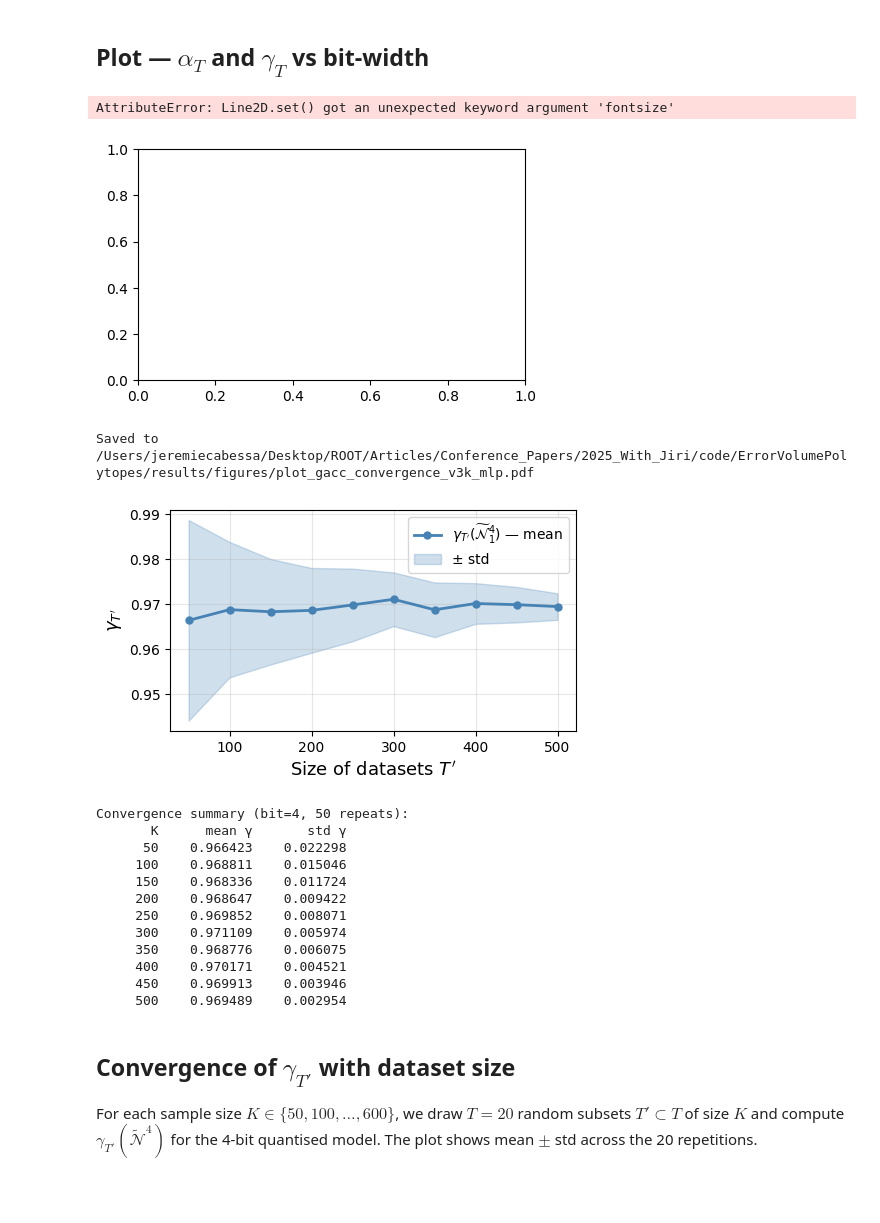
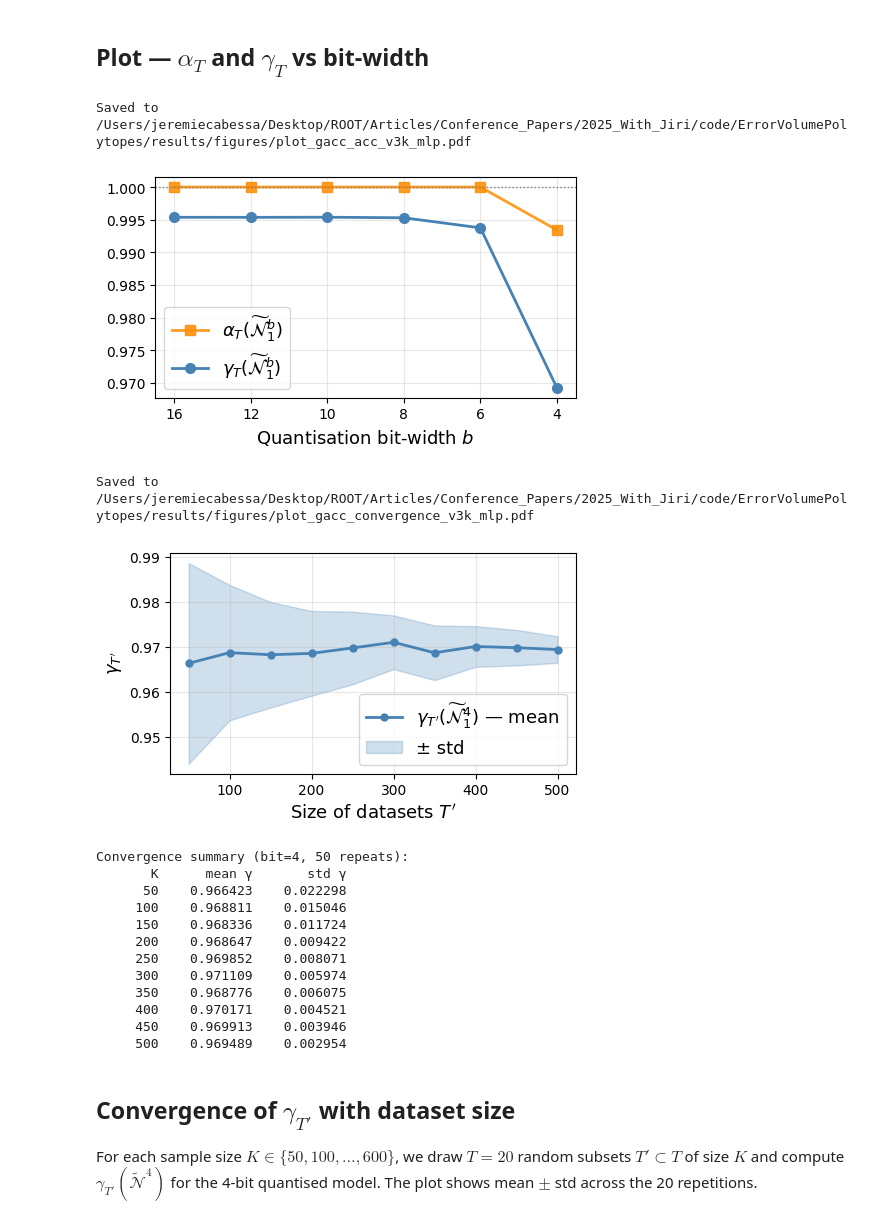
Before and after one commit to JeremCab/ErrorVolumePolytopes, a Jupyter notebook: notebooks/plot_volumes_v3k.ipynb, the cells around one changed output. Cells and saved outputs as stored; diff of their text form; code cells hidden in the pictures; blank space fills up the shorter version.

```diff
--- a/notebooks/plot_volumes_v3k.ipynb
+++ b/notebooks/plot_volumes_v3k.ipynb
@@ -276,36 +276,36 @@ MLP — 608 samples from fashionMNIST_correct_mlp.pt
 x        = np.arange(len(bits_grid))
 acc_vals = np.array([alpha_T[b] for b in bits_grid])
 
 fig, ax = plt.subplots(figsize=(5, 3))
 
 ax.plot(x, acc_vals[::-1],    marker="s", linewidth=2, markersize=7, color="darkorange", alpha=0.85,
         label=r"$\alpha_T (\widetilde{\cal N}_1^b)$")
 ax.axhline(1.0, color="gray", linestyle=":", linewidth=1)
 
 ax.plot(x, gamma_T[::-1],     marker="o", linewidth=2, markersize=7, color="steelblue",
         label=r"$\gamma_T( \widetilde{\cal N}_1^b )$")
 # ax.plot(x, gamma_T_old, marker="D", linewidth=2, markersize=6, color="steelblue",
 #         linestyle="--", alpha=0.7,
 #         label=r"$\gamma^{\mathrm{old}}_T$")
 
 ax.set_xlabel("Quantisation bit-width $b$", fontsize=13)
 # ax.set_ylabel("Accuracies", fontsize=13)
 # ax.set_title(f"MLP — GACC and ACC  [{n} samples]", fontsize=13)
 ax.set_xticks(x)
 ax.set_xticklabels(bits_grid.__reversed__())
-ax.legend(fontsize=10, loc="lower left")
+ax.legend(fontsize=13, loc="lower left")
 ax.grid(True, alpha=0.3)
 
 plt.tight_layout()
 if SAVE_PDF:
     out = ROOT / "results" / "figures" / "plot_gacc_acc_v3k_mlp.pdf"
     out.parent.mkdir(parents=True, exist_ok=True)
     plt.savefig(out, bbox_inches="tight")
     print(f"Saved to {out}")
 plt.show()
 # %% [output]
-AttributeError: Line2D.set() got an unexpected keyword argument 'fontsize'
+Saved to /Users/jeremiecabessa/Desktop/ROOT/Articles/Conference_Papers/2025_With_Jiri/code/ErrorVolumePolytopes/results/figures/plot_gacc_acc_v3k_mlp.pdf
-[figure, old version]
+[figure, new version]
 # %%
 import random
 
@@ -353,7 +353,7 @@ ax.fill_between(K_values, means - stds, means + stds,
 
 ax.set_xlabel(r"Size of datasets $T'$", fontsize=13)
 ax.set_ylabel(r"$\gamma_{T'}$", fontsize=13)
-ax.legend(fontsize=10)
+ax.legend(fontsize=13)
 ax.grid(True, alpha=0.3)
 
 plt.tight_layout()
@@ -370,7 +370,7 @@ for K, m, s in zip(K_values, means, stds):
     print(f"  {K:6d}  {m:10.6f}  {s:10.6f}")
 # %% [output]
 Saved to /Users/jeremiecabessa/Desktop/ROOT/Articles/Conference_Papers/2025_With_Jiri/code/ErrorVolumePolytopes/results/figures/plot_gacc_convergence_v3k_mlp.pdf
-[figure, old version]
+[figure, new version]
 Convergence summary (bit=4, 50 repeats):
        K      mean γ       std γ
       50    0.966423    0.022298
```
Also changed, not shown: 2 other files.
